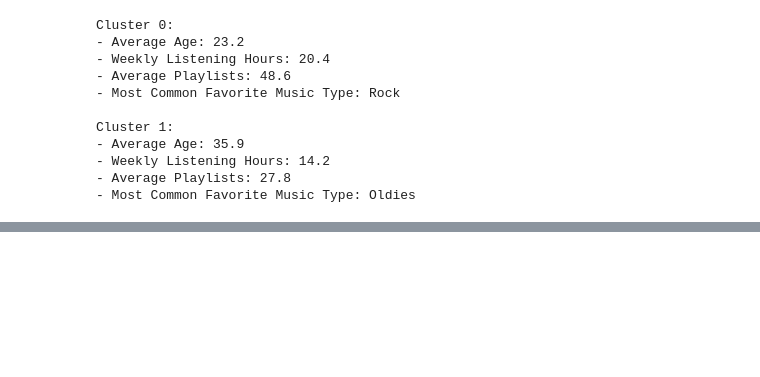
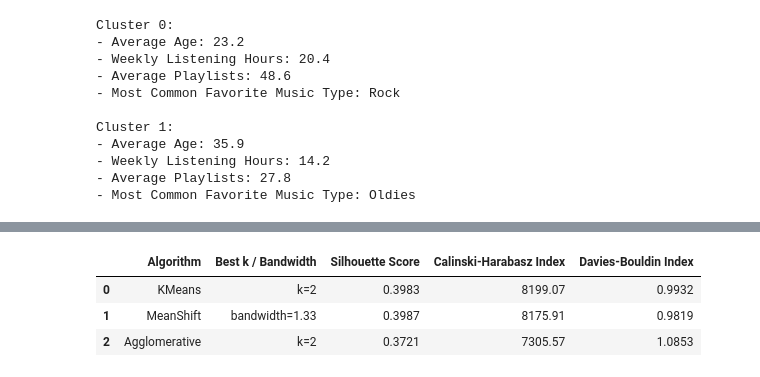
Before and after one commit to LauAHung/BACS2003-AI-Assignment, a Jupyter notebook: BACS2003 ASSIGNMET.ipynb, the cells around one changed output, grey strips where cells are left out. Drawn from its saved outputs; the diff is of its cells as text; code cells hidden in the pictures; blank space fills up the shorter version.

```diff
--- a/BACS2003 ASSIGNMET.ipynb
+++ b/BACS2003 ASSIGNMET.ipynb
@@ -1312,0 +1315,83 @@ Cluster 1:
+# %%
+import numpy as np
+import pandas as pd
+import matplotlib.pyplot as plt
+from sklearn.cluster import KMeans, MeanShift, estimate_bandwidth, AgglomerativeClustering
+from sklearn.metrics import silhouette_score, calinski_harabasz_score, davies_bouldin_score
+from sklearn.preprocessing import StandardScaler
+
+
+# Define function to compute all three scores
+def evaluate_clustering(X, labels):
+    if len(np.unique(labels)) < 2:
+        return (0, 0, np.inf)  # Invalid clustering
+    silhouette = silhouette_score(X, labels)
+    calinski = calinski_harabasz_score(X, labels)
+    davies = davies_bouldin_score(X, labels)
+    return (silhouette, calinski, davies)
+
+# ----------- KMEANS -----------
+best_score_kmeans = {'k': None, 'silhouette': 0, 'calinski': 0, 'davies': np.inf}
+for k in range(2, 10):
+    kmeans = KMeans(n_clusters=k, random_state=42, n_init='auto')
+    labels = kmeans.fit_predict(scaled_df)
+    s, c, d = evaluate_clustering(scaled_df, labels)
+    if s > best_score_kmeans['silhouette']:
+        best_score_kmeans = {'k': k, 'silhouette': s, 'calinski': c, 'davies': d}
+
+# ----------- MEANSHIFT -----------
+bandwidth_range = np.linspace(0.5, 2.0, 10)
+best_score_meanshift = {'bandwidth': None, 'silhouette': 0, 'calinski': 0, 'davies': np.inf}
+for bandwidth in bandwidth_range:
+    ms = MeanShift(bandwidth=bandwidth, bin_seeding=True)
+    ms.fit(scaled_df)
+    labels = ms.labels_
+    s, c, d = evaluate_clustering(scaled_df, labels)
+    if s > best_score_meanshift['silhouette']:
+        best_score_meanshift = {'bandwidth': bandwidth, 'silhouette': s, 'calinski': c, 'davies': d}
+
+# ----------- AGGLOMERATIVE -----------
+best_score_agg = {'k': None, 'silhouette': 0, 'calinski': 0, 'davies': np.inf}
+for k in range(2, 10):
+    agg = AgglomerativeClustering(n_clusters=k)
+    labels = agg.fit_predict(scaled_df)
+    s, c, d = evaluate_clustering(scaled_df, labels)
+    if s > best_score_agg['silhouette']:
+        best_score_agg = {'k': k, 'silhouette': s, 'calinski': c, 'davies': d}
+
+# Create a DataFrame to compare results
+results_df = pd.DataFrame({
+    'Algorithm': ['KMeans', 'MeanShift', 'Agglomerative'],
+    'Best k / Bandwidth': [
+        f'k={best_score_kmeans["k"]}',
+        f'bandwidth={best_score_meanshift["bandwidth"]:.2f}',
+        f'k={best_score_agg["k"]}'
+    ],
+    'Silhouette Score': [
+        best_score_kmeans['silhouette'],
+        best_score_meanshift['silhouette'],
+        best_score_agg['silhouette']
+    ],
+    'Calinski-Harabasz Index': [
+        best_score_kmeans['calinski'],
+        best_score_meanshift['calinski'],
+        best_score_agg['calinski']
+    ],
+    'Davies-Bouldin Index': [
+        best_score_kmeans['davies'],
+        best_score_meanshift['davies'],
+        best_score_agg['davies']
+    ]
+})
+
+# Round for presentation
+results_df = results_df.round({
+    'Silhouette Score': 4,
+    'Calinski-Harabasz Index': 2,
+    'Davies-Bouldin Index': 4
+})
+
+# Print the DataFrame
+print("\n--- BEST CLUSTERING RESULTS COMPARISON ---")
+results_df
+# %% [output]
@@ -1312,0 +1399,4 @@ Cluster 1:
+|  | Algorithm | Best k / Bandwidth | Silhouette Score | Calinski-Harabasz Index | Davies-Bouldin Index |
+| 0 | KMeans | k=2 | 0.3983 | 8199.07 | 0.9932 |
+| 1 | MeanShift | bandwidth=1.33 | 0.3987 | 8175.91 | 0.9819 |
+| 2 | Agglomerative | k=2 | 0.3721 | 7305.57 | 1.0853 |
```
Also changed, not shown: parts of 6 cells of this notebook.
